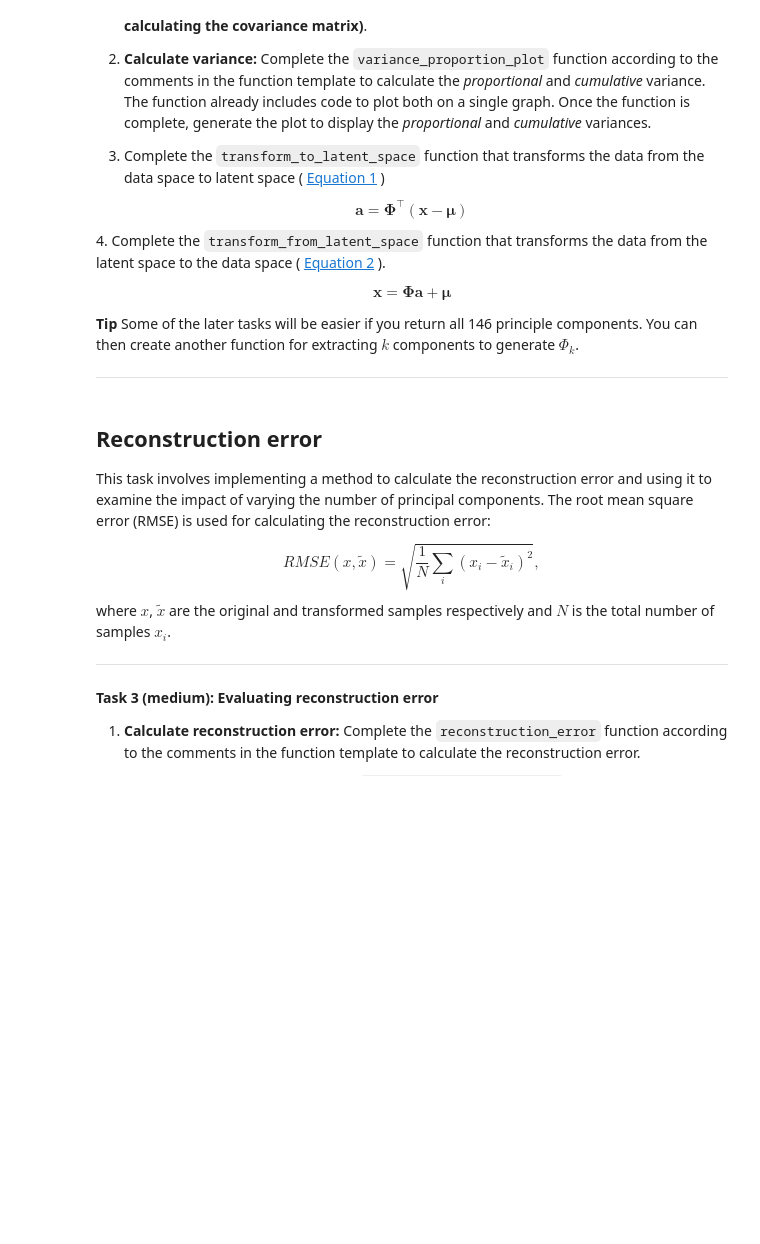
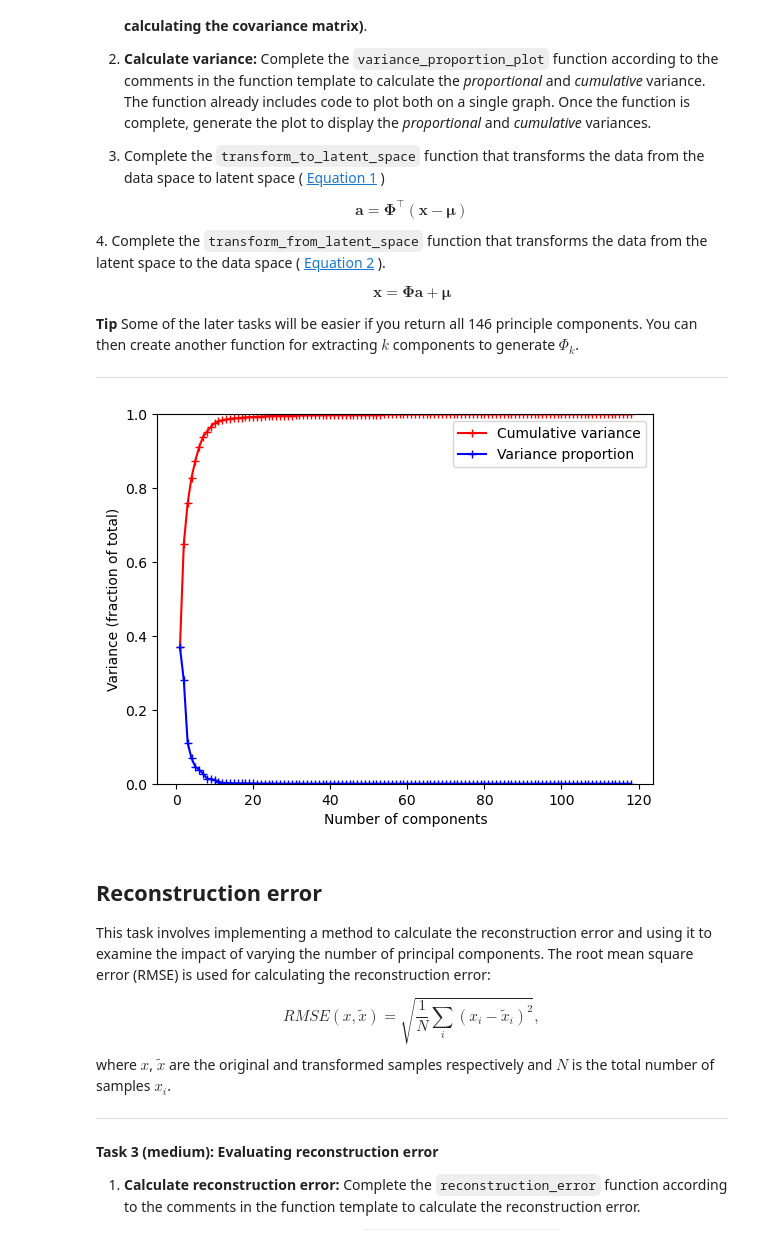
Before and after one commit to SirSorensen/IML-Group36, a Jupyter notebook: W11/01-pca_intro.ipynb, the cells around one changed output. Cells and saved outputs as stored; diff of their text form; code cells hidden in the pictures; blank space fills up the shorter version.

```diff
--- a/W11/01-pca_intro.ipynb
+++ b/W11/01-pca_intro.ipynb
@@ -140,7 +149,16 @@ def get_principle_components(X):
         vector.
     """
     # Write solutions here
-    ...
+    mean_vector = np.mean(X, axis=0)
+    centered_data = X - mean_vector
+    cov_matrix = np.cov(centered_data, rowvar=False)
+    eigenvalues, eigenvectors = np.linalg.eig(cov_matrix)
+    order_of_importance = np.argsort(eigenvalues)[::-1]
+
+    # utilize the sort order to sort eigenvalues and eigenvectors
+    sorted_eigenvalues = eigenvalues[order_of_importance]
+    sorted_eigenvectors = eigenvectors[:,order_of_importance] # sort the columns
+    return (sorted_eigenvectors, sorted_eigenvalues, mean_vector)
 
 
 ## 2
@@ -157,11 +175,11 @@ def variance_proportion_plot(pc_values, max=1):
         None. Displays a plot of cumulative and individual variance proportions.
     """
     # Calculate total variance, cumulative variance, and individual variance proportions
-    total = None # write your solution here
-    cumulative = None # write your solution here
-    proportion = None # write your solution here
+    total = np.sum(pc_values) # write your solution here
+    cumulative = [np.sum(pc_values[:x])/total for x in range(1,len(pc_values))] # write your solution here
+    proportion = np.array(cumulative) # write your solution here
     # Individual variance proportion for each component
-    each = None # write your solution here
+    each = [x/total for x in pc_values] # write your solution here
 
 
     # Find the minimum number of components required to reach the desired cumulative variance
@@ -176,7 +194,7 @@ def variance_proportion_plot(pc_values, max=1):
     plt.ylabel('Variance (fraction of total)')
 
     # Plot cumulative variance proportion and individual variance proportion
-    plt.plot(x, proportion[:max_idx], 'r-+', label='Cumulative variance')
+    plt.plot(x, cumulative[:max_idx], 'r-+', label='Cumulative variance')
     plt.plot(x, each[:max_idx], 'b-+', label='Variance proportion')
 
     # Set the y-axis limit and add a legend
@@ -199,36 +217,37 @@ def transform_to_latent_space(X, principle_components, mu):
     principle_components.
 
     Args:
         X: The dataset. An NxD array were N are the number of samples and M are
         the number of features.
         principle_components: An Dxk matrix containing the principle
         components.
         mu: A D-element array containing the mean vector.
 
     Returns:
         A Nxk array describing the transformed data.
     """
     # Write solutions here
-    ...
-
+    return [(principle_components.T @ (x-mu)) for x in X]
 
 ## 4
 
 def transform_from_latent_space(v, principle_components, mu):
     """Reverses the dimensionality reduction of v, a Nxk matrix where
     k is the number of principle components. The result is a NxD matrix.
 
     Args:
         v: The transformed (latent space) dataset with size Nxk.
         principle_components: An Dxk matrix containing the principle
         components.
         mu: A D-element array containing the mean vector.
 
     Returns:
         An NxD array reconstruction of the original feature vectors X.
     """
     # Write solutions here
-    ...
+    return [(principle_components @ x) + mu for x in v]
+# %% [output]
+[figure, added]
 # %% [markdown]
 ## Reconstruction error
 This task involves implementing a method to calculate the reconstruction error and using it to examine the impact of varying the number of principal components. The root mean square error (RMSE) is used for calculating the reconstruction error:
```
Also changed, not shown: parts of 4 cells of this notebook.
